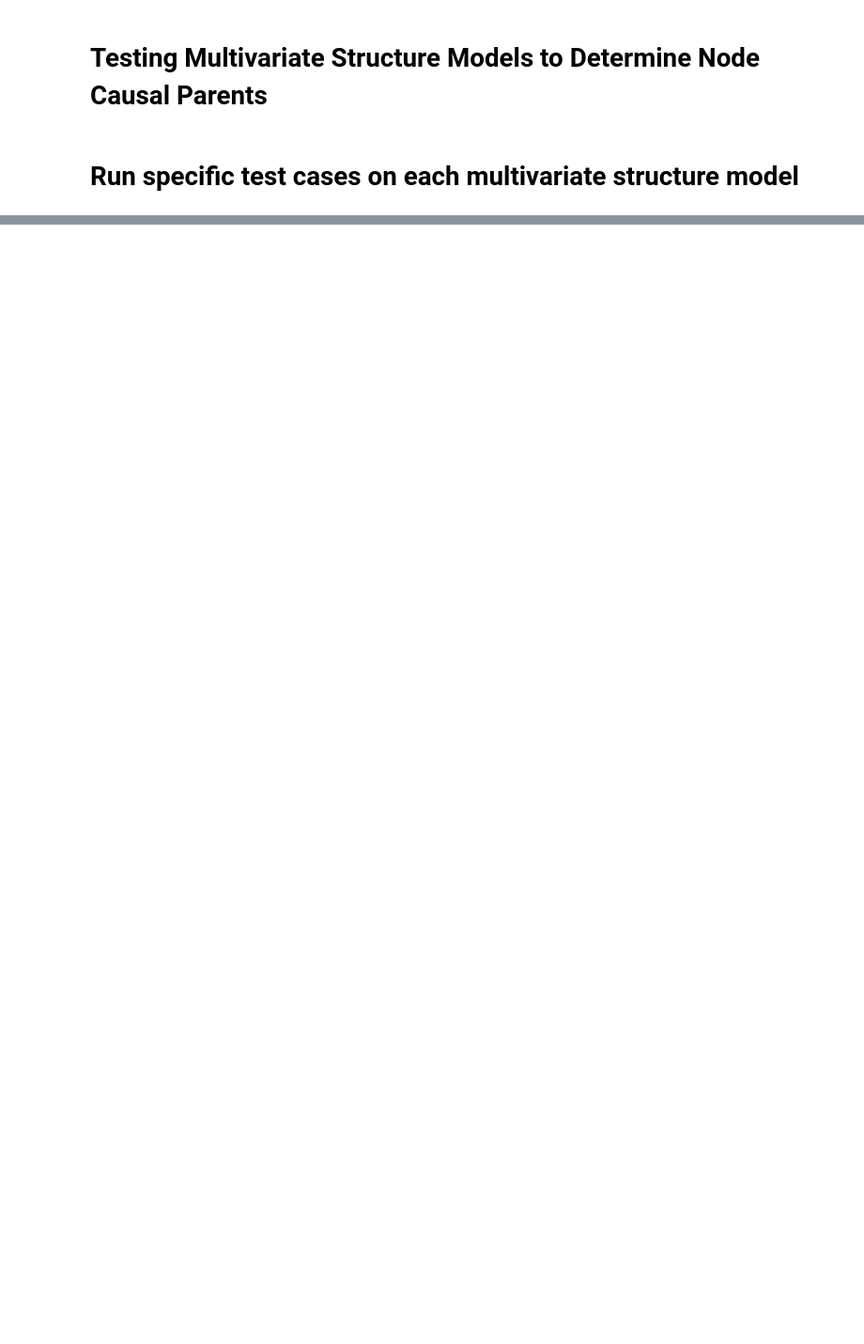
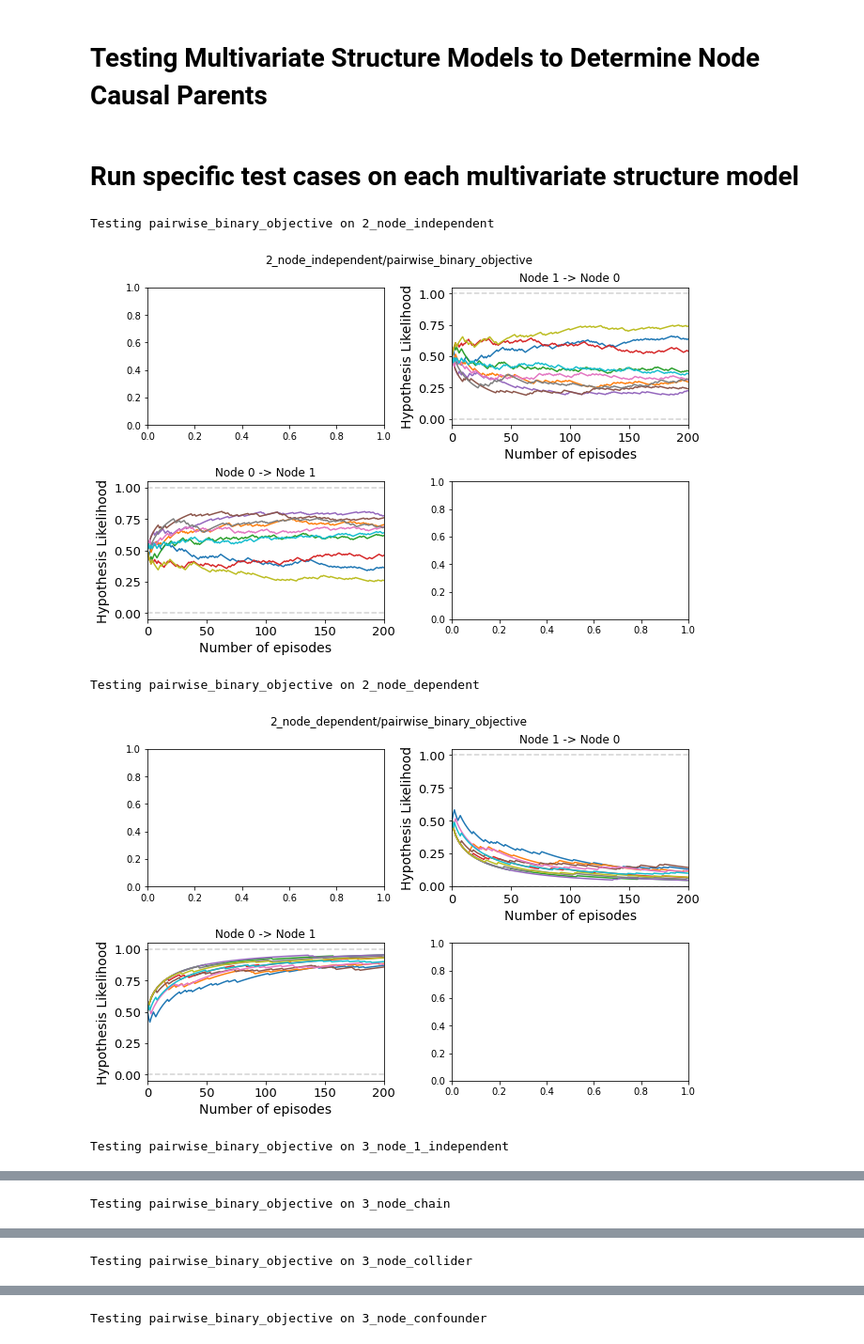
Before and after one commit to RobathanH/A-Meta-Transfer-Objective-For-Learning-To-Disentangle-Causal-Mechanisms, a Jupyter notebook: cs330/notebooks/main_tests.ipynb, the cells around one changed output, grey strips where cells are left out. Shown at 94% size. Saved outputs shown, nothing was run; the diff lists cells and outputs as text; code cells hidden in the pictures; blank space fills up the shorter version.

Commit message:
Consolidate and Run Tests

```diff
--- a/cs330/notebooks/main_tests.ipynb
+++ b/cs330/notebooks/main_tests.ipynb
@@ -321,11 +322,11 @@ model_tests = [
 ]
 # %%
 # Training Constants
-num_runs = 1
-N = 10
+num_runs = 10
+N = 5
 inner_lr = 1e-3
 outer_lr = 1e-2
-transfer_episode_count = 5
+transfer_episode_count = 200
 transfer_episode_gradient_steps = 20
 transfer_episode_batch_size = 500
 pretrain_episode_gradient_steps = 200
@@ -333,17 +334,24 @@ pretrain_episode_batch_size = 1000
 hypothesis_sample_count = 20 # Number of hypotheses to sample for each structure update
 # %%
 # Iterate through tests and models
-for data_name, data_graph in data_tests[::-1]:
-    if not os.path.exists(data_name):
-        os.mkdir(data_name)
-    for model_name, model_class in model_tests:
+for model_name, model_class in model_tests:
+    for data_name, data_graph in data_tests:
+        if not os.path.exists(data_name):
+            os.mkdir(data_name)
+
         print(f"Testing {model_name} on {data_name}")
 
         M = len(data_graph)
         data_gen = MultiCategorical(N, M)
         data_gen.graph.B = np.array(data_graph)
 
         if model_name == "pairwise_binary_objective":
             pairwise_structure_training(data_gen, num_runs=num_runs, savename=f"{data_name}/{model_name}")
         else:
             full_graph_structure_training(data_gen, num_runs=num_runs, savename=f"{data_name}/{model_name}", model_type=model_class)
+# %% [output]
+Testing pairwise_binary_objective on 2_node_independent
+[figure, added]
+Testing pairwise_binary_objective on 2_node_dependent
+[figure, added]
+Testing pairwise_binary_objective on 3_node_1_independent
@@ -349,0 +359 @@ for data_name, data_graph in data_tests[::-1]:
+Testing pairwise_binary_objective on 3_node_chain
@@ -349,0 +361 @@ for data_name, data_graph in data_tests[::-1]:
+Testing pairwise_binary_objective on 3_node_collider
@@ -349,0 +363 @@ for data_name, data_graph in data_tests[::-1]:
+Testing pairwise_binary_objective on 3_node_confounder
```
Also changed, not shown: parts of 5 cells of this notebook, 32 other files.
